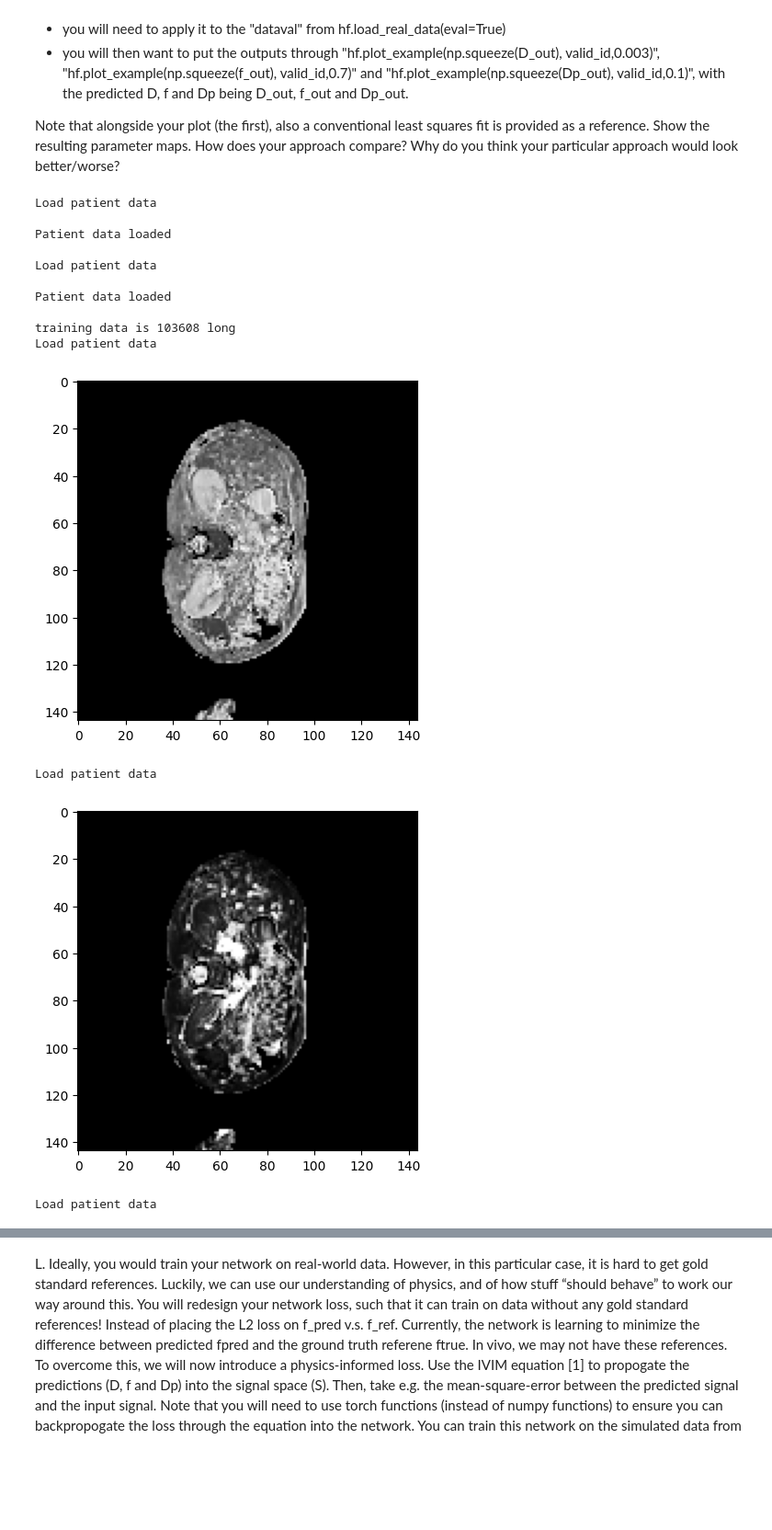
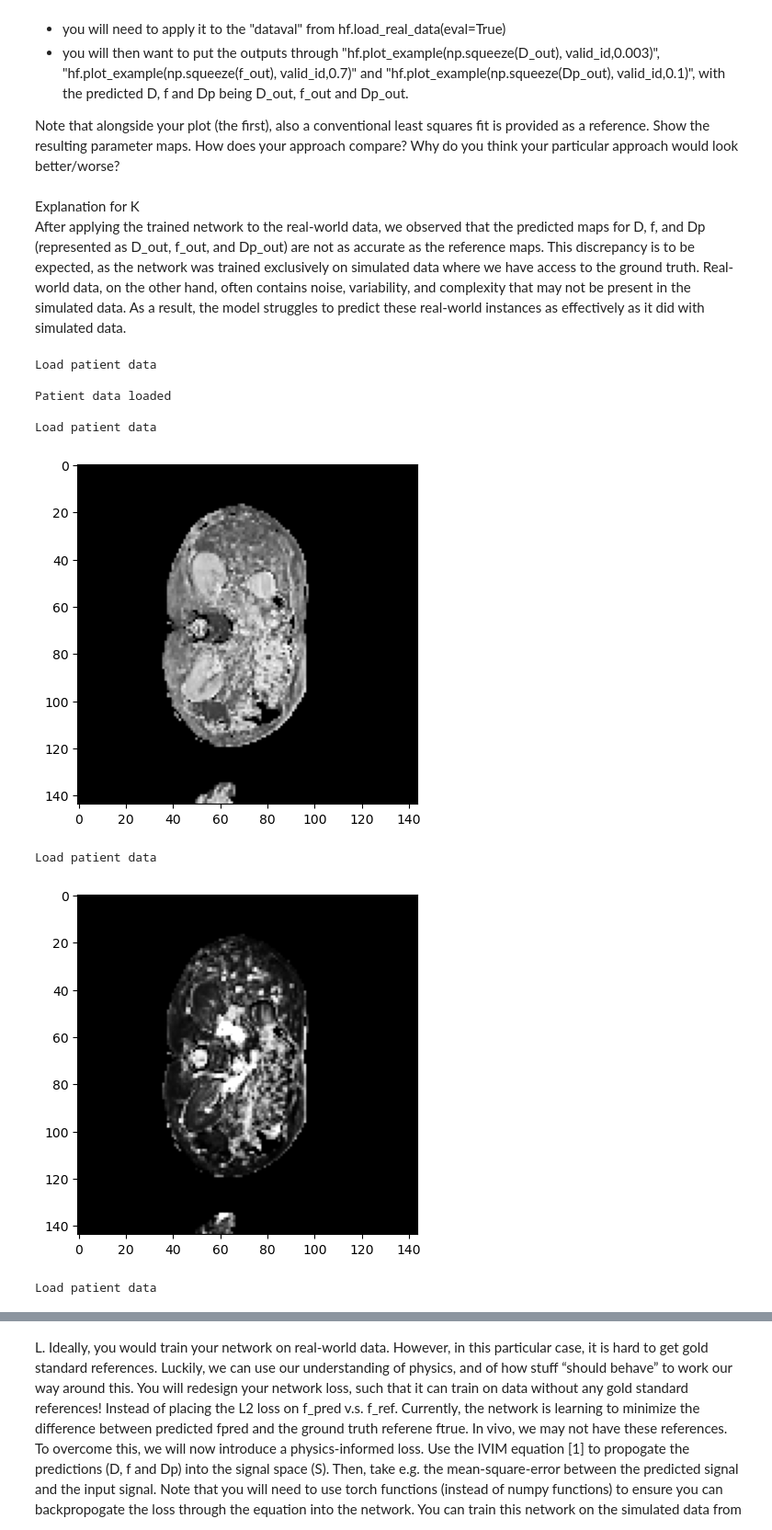
Before and after one commit to zoeazra/AI4MedicalImaging, a Jupyter notebook: Assignment 1/exercise_1.ipynb, the cells around one changed output, grey strips where cells are left out. Shown at 92% size. Drawn from its saved outputs; the diff is of its cells as text; code cells hidden in the pictures; blank space fills up the shorter version.

```diff
--- a/Assignment 1/exercise_1.ipynb
+++ b/Assignment 1/exercise_1.ipynb
@@ -1290,7 +1289,11 @@ def train_val_network_mult_j(model, trainloader, inferloader, testloader, loss_m
         train_SD_errors_D.append(SD_train_D)
         train_sys_errors_Dp.append(sys_train_Dp)
         train_SD_errors_Dp.append(SD_train_Dp)
-        train_total_loss.append(total_loss.item())
+
+        avg_train_total_loss = train_loss_f / len(trainloader) + train_loss_D / len(trainloader) + train_loss_Dp / len(trainloader)
+        train_total_loss.append(avg_train_total_loss)
+
+
 
         # set model to evaluation mode
         model.eval()
@@ -1322,7 +1325,6 @@ def train_val_network_mult_j(model, trainloader, inferloader, testloader, loss_m
             loss_Dp = loss_module(Dp_pred, Dp_true) / RMSE_Dp
 
             total_loss = loss_f + loss_D + loss_Dp
-            total_loss.backward()
 
             val_loss_f += loss_f.item()
             val_loss_D += loss_D.item()
@@ -1361,7 +1363,8 @@ def train_val_network_mult_j(model, trainloader, inferloader, testloader, loss_m
         val_losses_f.append(val_loss_f / len(inferloader))
         val_losses_D.append(val_loss_D / len(inferloader))
         val_losses_Dp.append(val_loss_Dp / len(inferloader))
-        val_total_loss.append(total_loss.item())
+        avg_val_total_loss = val_loss_f / len(inferloader) + val_loss_D / len(inferloader) + val_loss_Dp / len(inferloader)
+        val_total_loss.append(avg_val_total_loss)
 
         # Log training and validation loss
         wandb.log({
@@ -1441,7 +1444,7 @@ axes[1, 1].legend()
 axes[1, 1].grid(True)
 axes[1, 1].set_title("Total Loss")
 
-
+plt.tight_layout()
 plt.show()
 # %% [output]
 [interactive output not drawn]
@@ -1456,13 +1459,12 @@ K.	Use the network, as trained in (J) and apply it to real-world data which is p
 - you will then want to put the outputs through "hf.plot_example(np.squeeze(D_out), valid_id,0.003)", "hf.plot_example(np.squeeze(f_out), valid_id,0.7)" and "hf.plot_example(np.squeeze(Dp_out), valid_id,0.1)", with the predicted D, f and Dp being D_out, f_out and Dp_out.
 
 Note that alongside your plot (the first), also a conventional least squares fit is provided as a reference. Show the resulting parameter maps. How does your approach compare? Why do you think your particular approach would look better/worse?
+# %% [markdown]
+Explanation for K <br>
+After applying the trained network to the real-world data, we observed that the predicted maps for D, f, and Dp (represented as D_out, f_out, and Dp_out) are not as accurate as the reference maps. This discrepancy is to be expected, as the network was trained exclusively on simulated data where we have access to the ground truth. Real-world data, on the other hand, often contains noise, variability, and complexity that may not be present in the simulated data. As a result, the model struggles to predict these real-world instances as effectively as it did with simulated data.
 # %%
-datatrain, bvalues = hf.load_real_data(eval=False)
 dataval, valid_id, bvalues = hf.load_real_data(eval=True)
-print('training data is ' + str(len(datatrain)) + ' long')
-
 ''''your code here'''
-### use datatrain to train your network.
 trained_model.eval()
 
 f_out = []
@@ -1470,49 +1472,48 @@ D_out = []
 Dp_out = []
 f_ref_val = []
 D_ref_val = []
 Dp_ref_val = []
+val_loss_k = 0
+
 
 ## then test your network using dataval.
 for batch in dataval:
     x = torch.tensor(batch[:12], dtype=torch.float32, device=device).view(1, 12).to(device)  # Ensure correct shape
     f_true = torch.tensor(batch[2], dtype=torch.float32, device=device).flatten()
     D_true = torch.tensor(batch[1], dtype=torch.float32, device=device).flatten()
     Dp_true = torch.tensor(batch[3], dtype=torch.float32, device=device).flatten()
 
     # Perform inference without gradient calculation
     if x.dim() == 1:  # If x is 1D, reshape it to 2D
         x = x.view(1, -1)
-    with torch.no_grad():
-        outputs = trained_model(x)
-        f_pred, D_pred, Dp_pred = outputs[:, 0], outputs[:, 1], outputs[:, 2]
+
+    outputs = trained_model(x)
+    f_pred, D_pred, Dp_pred = outputs[:, 0], outputs[:, 1], outputs[:, 2]
 
     # Store predictions and ground truth values
-        f_out.append(f_pred)
-        D_out.append(D_pred)
-        Dp_out.append(Dp_pred)
-        f_ref_val.append(f_true)
-        D_ref_val.append(D_true)
-        Dp_ref_val.append(Dp_true)
+    f_out.append(f_pred.item())
+    D_out.append(D_pred.item())
+    Dp_out.append(Dp_pred.item())
+    f_ref_val.append(f_true)
+    D_ref_val.append(D_true)
+    Dp_ref_val.append(Dp_true)
+    loss = (loss_module(f_pred, f_true) + loss_module(D_pred, D_true) + loss_module(Dp_pred, Dp_true)) / 3
+    val_loss_k += loss.item()
+val_loss_k /= len(dataval)
 
 
 ''''if you manage to make predictions of D, f and Dp, the following code will allow you to plot them:'''
-
 hf.plot_example(np.squeeze(D_out), valid_id,0.003)
 hf.plot_example(np.squeeze(f_out), valid_id,0.7)
 hf.plot_example(np.squeeze(Dp_out), valid_id,0.1)
 hf.plot_ref()
 # %% [output]
 Load patient data
 
 Patient data loaded
 
 Load patient data
-
-Patient data loaded
-
-training data is 103608 long
-Load patient data
-[figure, old version]
+[figure, new version]
 Load patient data
-[figure, old version]
+[figure, new version]
 Load patient data
```
Also changed, not shown: parts of 8 cells of this notebook, 2 other files.
